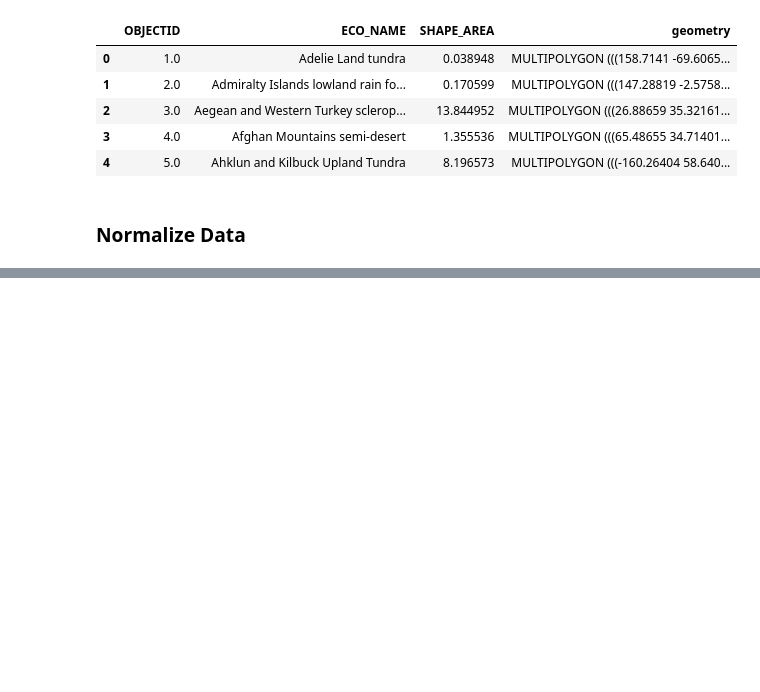
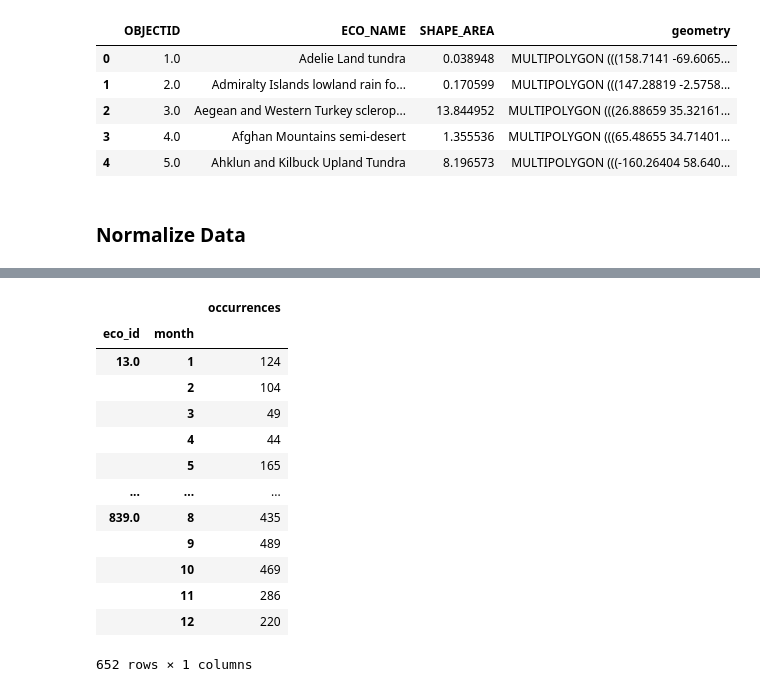
Before and after one commit to earthlab-education/species-distribution-coding-challenge-hanried, a Jupyter notebook: notebooks/04_species_distribution_download.ipynb, the cells around one changed output, grey strips where cells are left out. Drawn from its saved outputs; the diff is of its cells as text; code cells hidden in the pictures; blank space fills up the shorter version.

```diff
--- a/notebooks/04_species_distribution_download.ipynb
+++ b/notebooks/04_species_distribution_download.ipynb
@@ -368,0 +392,17 @@ gbif_ecoregion_gdf
+# %%
+month_occ_df
+# %% [output]
+|  |  | occurrences |
+| eco_id | month |  |
+| 13.0 | 1 | 124 |
+|  | 2 | 104 |
+|  | 3 | 49 |
+|  | 4 | 44 |
+|  | 5 | 165 |
+| ... | ... | ... |
+| 839.0 | 8 | 435 |
+|  | 9 | 489 |
+|  | 10 | 469 |
+|  | 11 | 286 |
+|  | 12 | 220 |
+652 rows × 1 columns
```
Also changed, not shown: parts of 15 cells of this notebook, 3 other files.
